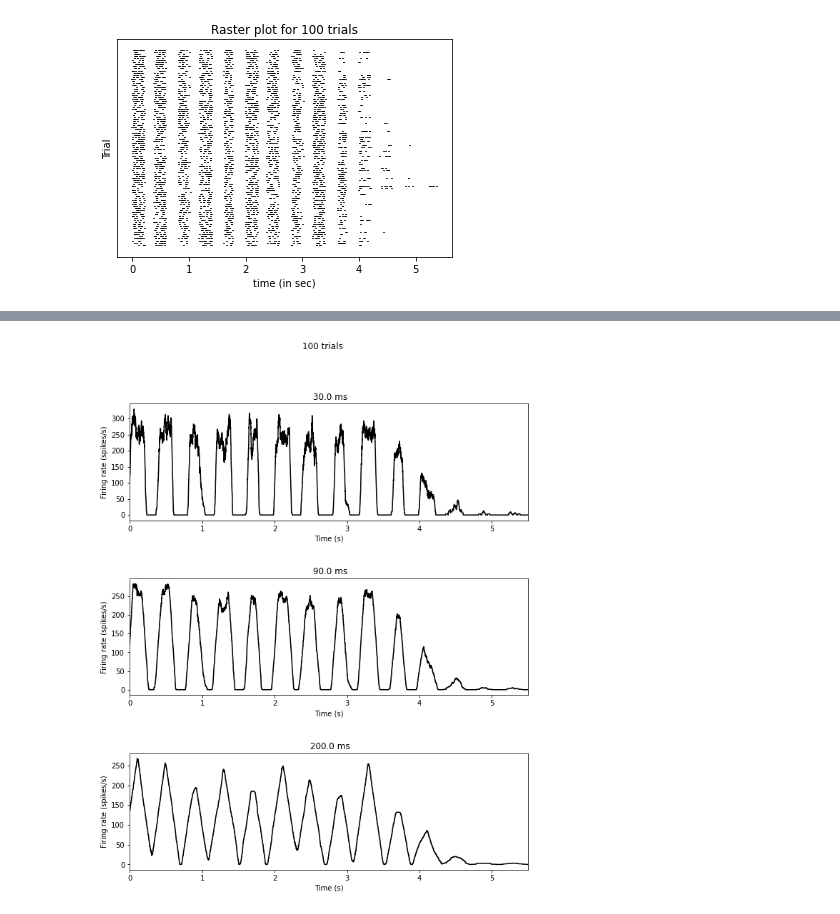
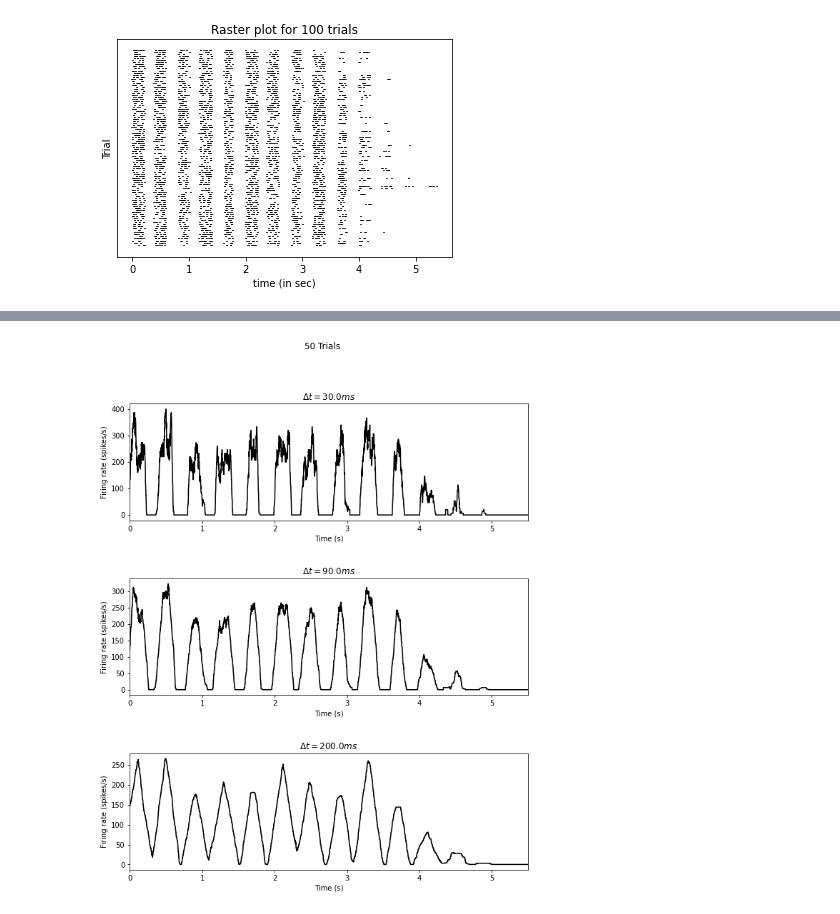
Before and after one commit to SudeshnaBora/aand_numerical, a Jupyter notebook: AAND_Assignment02.ipynb, the cells around one changed output, grey strips where cells are left out. Cells and saved outputs as stored; diff of their text form; code cells hidden in the pictures.

```diff
--- a/AAND_Assignment02.ipynb
+++ b/AAND_Assignment02.ipynb
@@ -21,15 +19,14 @@ spike_times_array is an MXN matrix where M is the spike time index and N is tria
 # %%
-#Transpose the matrix into NXM so that each row represents each trials
+spike_times_array = np.loadtxt('SpikeTimes.dat')
+
+#Transpose the matrix into NXM so that each row represents each trials , this is done for my own comfort
 spike_times_records = spike_times_array.T
 
-
-eventRecord = list() #Store the spike_train individual trial records without nan
 lineoffset = 1
 offset = .0002
 for i in range(100):
   x = spike_times_records[i,:]
   x = x[~np.isnan(x)]
-  eventRecord.append(x)
   plt.eventplot(x*10**-3, colors='black', lineoffsets=lineoffset,linelengths=0.0001)
   lineoffset = lineoffset+offset
 plt.yticks([])
@@ -61,19 +125,16 @@ widths = np.array([30, 90, 200])/1000
 # %%
-
 trial_length = 5.5
 
 #as resolution is 0.1 ms , we will multiply by 10000
 
-spikes = np.zeros((int(trial_length * 10000), 100))
+spikes = np.zeros((int(trial_length * 10000), 50))
 
 #calculate response function
-for i in range(100):
+for index,i in enumerate(row_index_50):
   for element in spike_times_array[:,i] * 10:
     if ~np.isnan(element):
-      spikes[int(element), i] = 1
-
+      spikes[int(element), index] = 1
 mean_trials= np.mean(spikes, axis=1)
-
-window_func(mean_trials, dt = widths, duration = trial_length,super_title = '100 trials', function = rectange_window)
+trial_average_firing_rate(mean_trials, dt = widths, duration = trial_length,super_title = '50 Trials', function = rectange_window)
 # %% [output]
-[figure, old version]
+[figure, new version]
```
Also changed, not shown: parts of 21 cells of this notebook.
